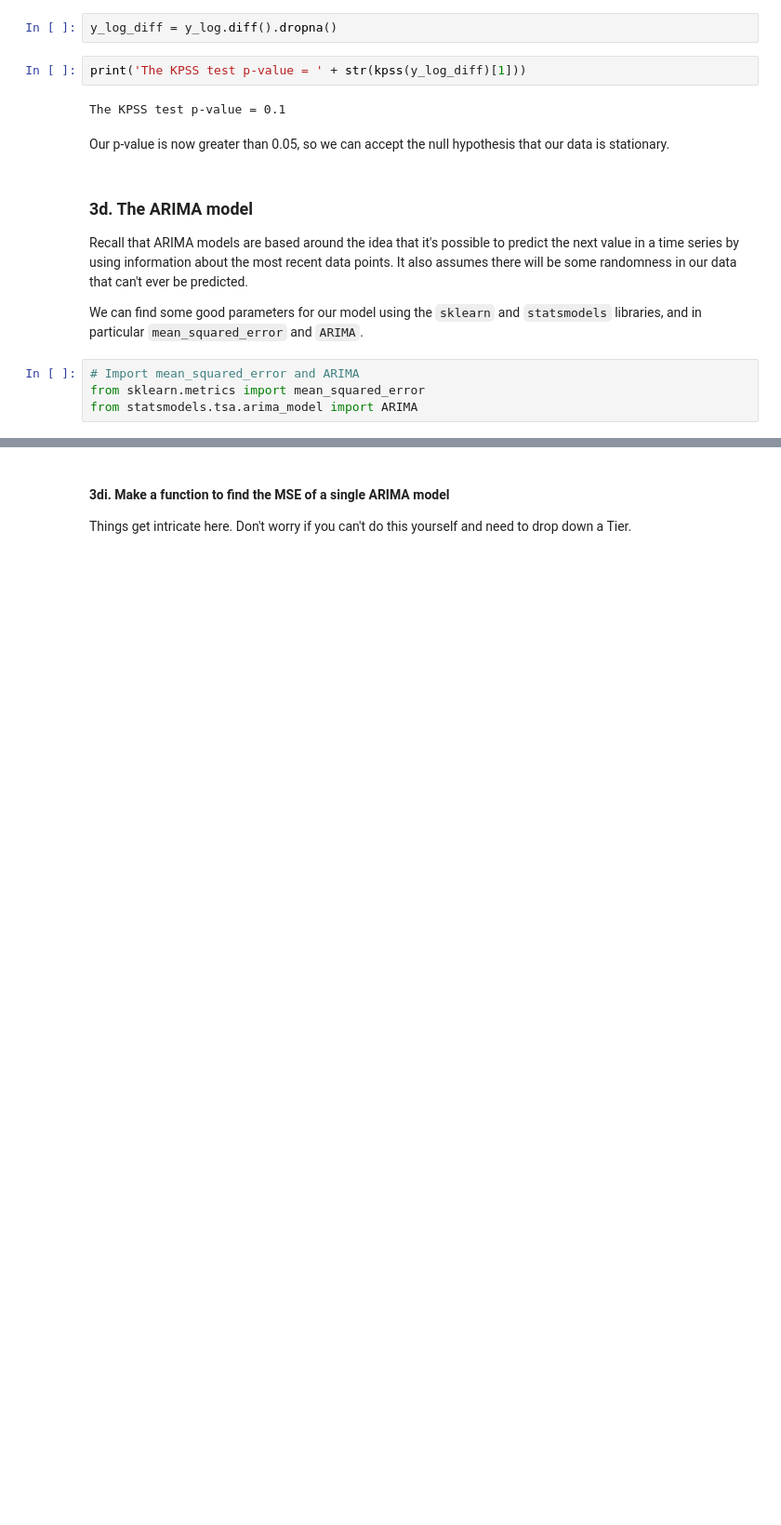
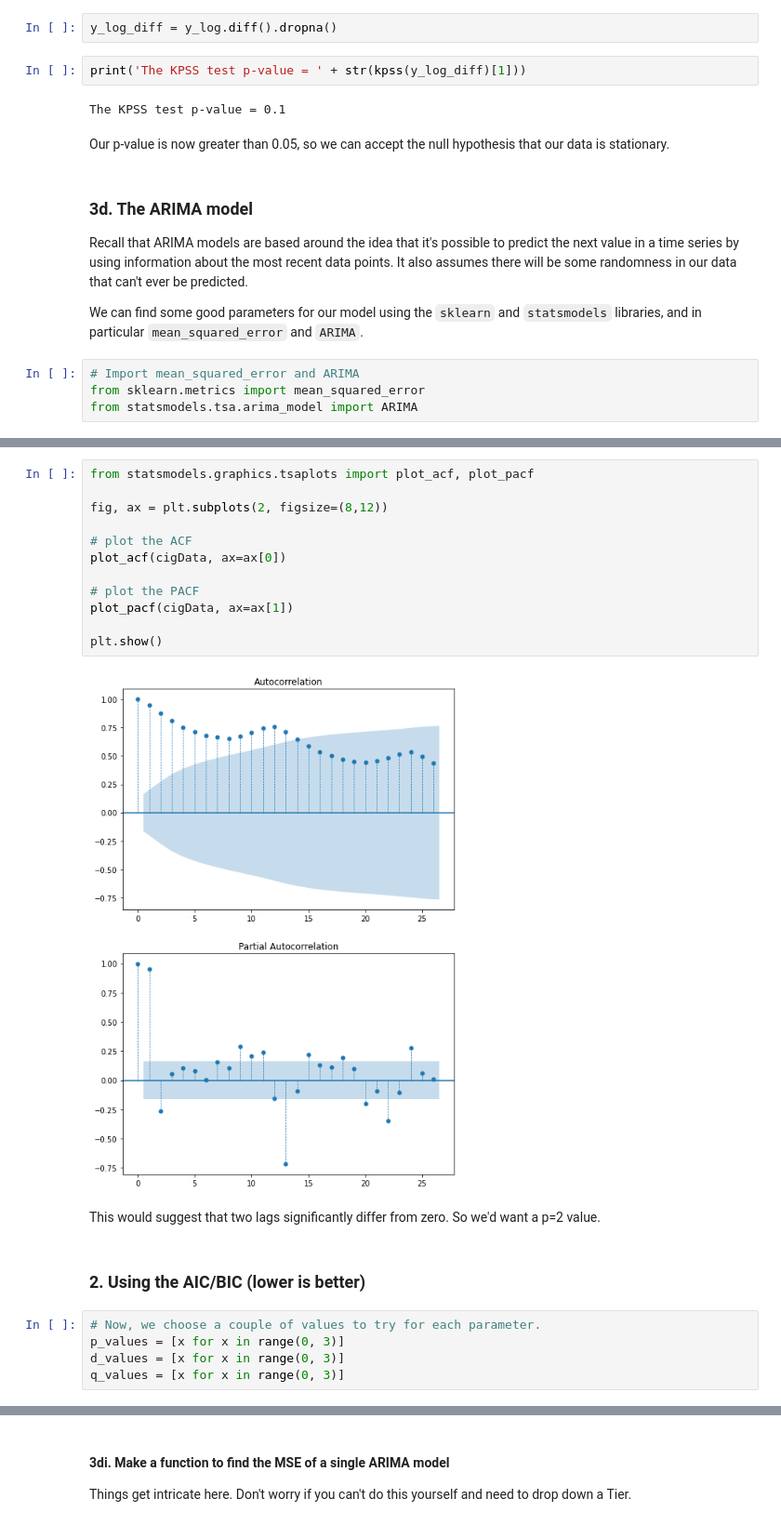
Before and after one commit to liyueling13/Springboard, a Jupyter notebook: Cowboys&CigrettesCaseStudy/Cowboy Cigarettes Case Study - Tier 3.ipynb, the cells around one changed output, grey strips where cells are left out. Shown at 93% size. Drawn from its saved outputs; the diff is of its cells as text; blank space fills up the shorter version.

```diff
--- a/Cowboys&CigrettesCaseStudy/Cowboy Cigarettes Case Study - Tier 3.ipynb
+++ b/Cowboys&CigrettesCaseStudy/Cowboy Cigarettes Case Study - Tier 3.ipynb
@@ -336,0 +342,23 @@ from statsmodels.tsa.arima_model import ARIMA
+# %%
+from statsmodels.graphics.tsaplots import plot_acf, plot_pacf
+
+fig, ax = plt.subplots(2, figsize=(8,12))
+
+# plot the ACF
+plot_acf(cigData, ax=ax[0])
+
+# plot the PACF
+plot_pacf(cigData, ax=ax[1])
+
+plt.show()
+# %% [output]
+[figure, added]
+# %% [markdown]
+This would suggest that two lags significantly differ from zero. So we'd want a p=2 value.
+# %% [markdown]
+### 2. Using the AIC/BIC (lower is better)
+# %%
+# Now, we choose a couple of values to try for each parameter.
+p_values = [x for x in range(0, 3)]
+d_values = [x for x in range(0, 3)]
+q_values = [x for x in range(0, 3)]
```
Also changed, not shown: parts of 11 cells of this notebook.
